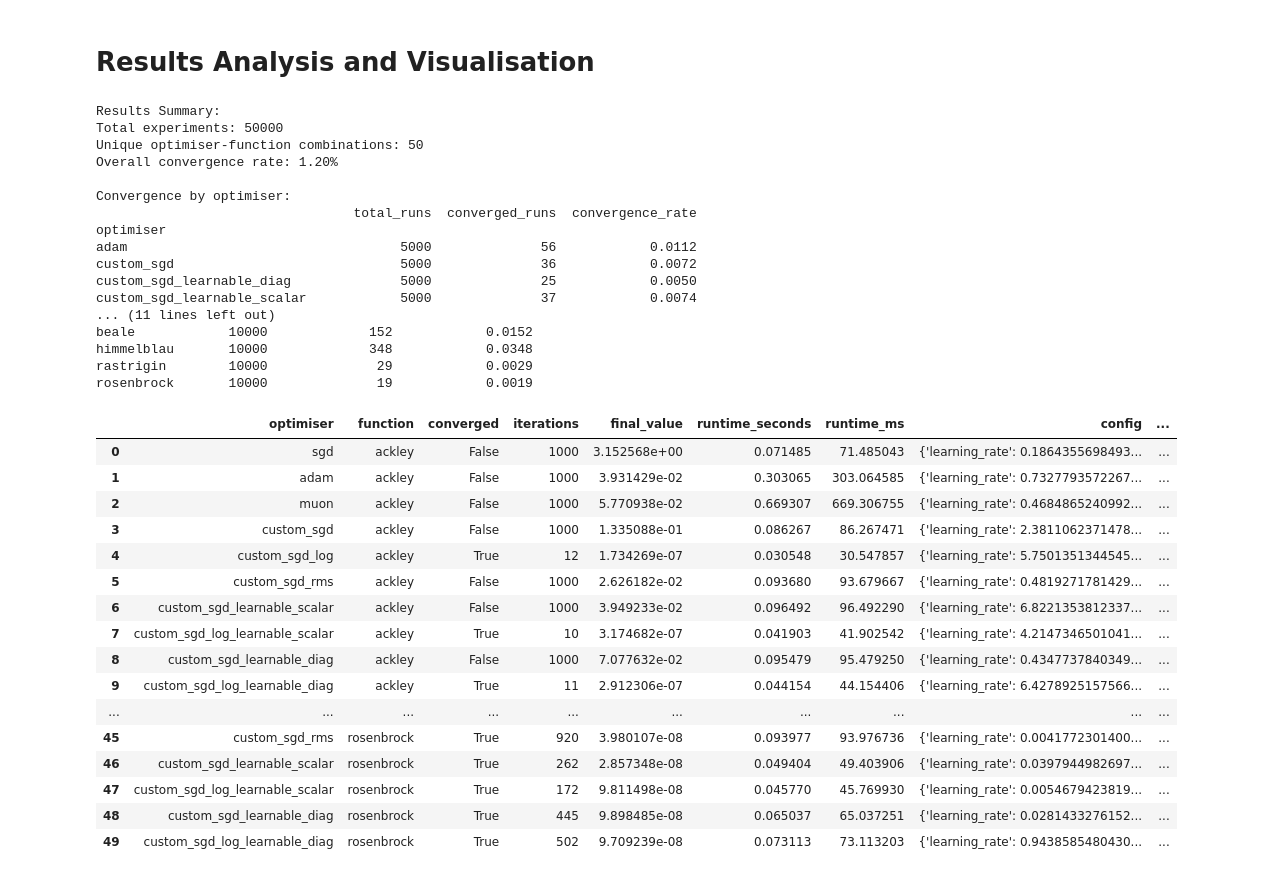
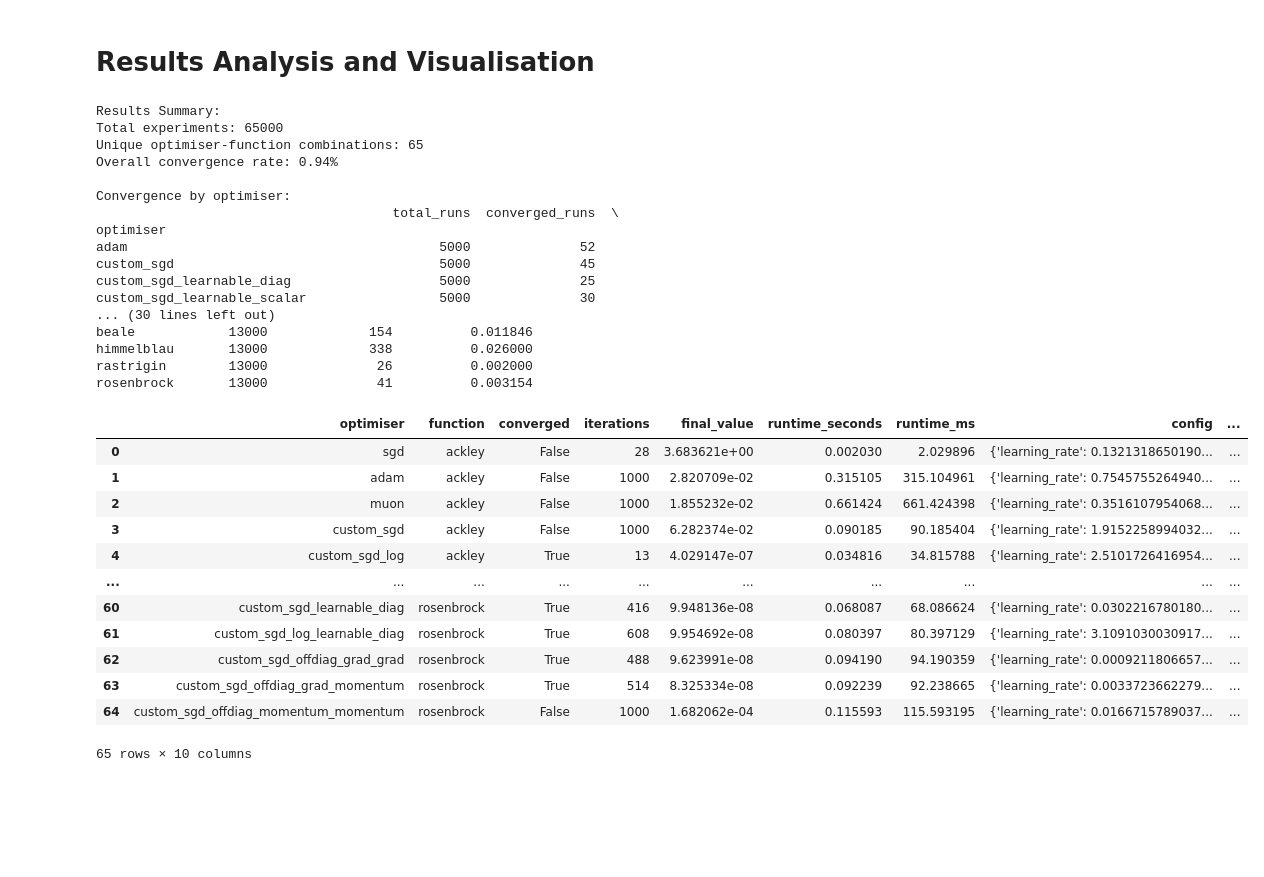
Before and after one commit to Noah-Everett/Induced-Metric-Optimiser, a Jupyter notebook: analysis/small_examples.ipynb, the cells around one changed output. Cells and saved outputs as stored; diff of their text form; code cells hidden in the pictures; blank space fills up the shorter version.

```diff
--- a/analysis/small_examples.ipynb
+++ b/analysis/small_examples.ipynb
@@ -292,7 +293,10 @@ optimiser_factories = {
     'custom_sgd_learnable_diag': lambda **kwargs: custom_sgd_learnable_diag(**kwargs),
     'custom_sgd_log_learnable_diag': lambda **kwargs: custom_sgd_log_learnable_diag(**kwargs),
     'custom_sgd_learnable_scalar': lambda **kwargs: custom_sgd_learnable_scalar(**kwargs),
-    'custom_sgd_log_learnable_scalar': lambda **kwargs: custom_sgd_log_learnable_scalar(**kwargs)
+    'custom_sgd_log_learnable_scalar': lambda **kwargs: custom_sgd_log_learnable_scalar(**kwargs),
+    'custom_sgd_offdiag_grad_grad': lambda **kwargs: custom_sgd_offdiag(a_mode='grad', b_mode='grad', **kwargs),
+    'custom_sgd_offdiag_grad_momentum': lambda **kwargs: custom_sgd_offdiag(a_mode='grad', b_mode='momentum', **kwargs),
+    'custom_sgd_offdiag_momentum_momentum': lambda **kwargs: custom_sgd_offdiag(a_mode='momentum', b_mode='momentum', **kwargs)
 }
 
 
@@ -358,6 +362,20 @@ def suggest_hyperparameters(trial: optuna.Trial, optimiser_name: str) -> Dict:
             'metric_clip': trial.suggest_float(prefix + 'metric_clip', 1.0, 5.0)
         }
         return base_config
+    if optimiser_name in {
+        'custom_sgd_offdiag_grad_grad',
+        'custom_sgd_offdiag_grad_momentum',
+        'custom_sgd_offdiag_momentum_momentum'
+    }:
+        return {
+            'learning_rate': trial.suggest_float(prefix + 'learning_rate', 1e-6, 1e1, log=True),
+            'momentum': trial.suggest_float(prefix + 'momentum', 0.0, 0.99),
+            'xi': trial.suggest_float(prefix + 'xi', 1e-4, 1e1, log=True),
+            'gamma': trial.suggest_float(prefix + 'gamma', 1e-4, 10.0, log=True),
+            'weight_decay': trial.suggest_float(prefix + 'weight_decay', 0.0, 1e-2),
+            'base_mode': trial.suggest_categorical(prefix + 'base_mode', ['grad', 'momentum']),
+            'use_momentum_for_update': trial.suggest_categorical(prefix + 'use_momentum_for_update', [True, False])
+        }
 
     raise ValueError(f"Unknown optimiser: {optimiser_name}")
 
@@ -525,56 +543,55 @@ convergence_by_func.columns = ['total_runs', 'converged_runs', 'convergence_rate
 print(convergence_by_func)
 # %% [output]
 Results Summary:
-Total experiments: 50000
-Unique optimiser-function combinations: 50
-Overall convergence rate: 1.20%
+Total experiments: 65000
+Unique optimiser-function combinations: 65
+Overall convergence rate: 0.94%
 
 Convergence by optimiser:
-                                 total_runs  converged_runs  convergence_rate
+                                      total_runs  converged_runs  \
 optimiser
-adam                                   5000              56            0.0112
-custom_sgd                             5000              36            0.0072
-custom_sgd_learnable_diag              5000              25            0.0050
-custom_sgd_learnable_scalar            5000              37            0.0074
-... (11 lines left out)
-beale            10000             152            0.0152
-himmelblau       10000             348            0.0348
-rastrigin        10000              29            0.0029
-rosenbrock       10000              19            0.0019
+adam                                        5000              52
+custom_sgd                                  5000              45
+custom_sgd_learnable_diag                   5000              25
+custom_sgd_learnable_scalar                 5000              30
+... (30 lines left out)
+beale            13000             154          0.011846
+himmelblau       13000             338          0.026000
+rastrigin        13000              26          0.002000
+rosenbrock       13000              41          0.003154
 # %%
 optimiser_order = [
     'sgd',
     'adam',
     'muon',
     'custom_sgd',
     'custom_sgd_log',
     'custom_sgd_rms',
     'custom_sgd_learnable_scalar',
     'custom_sgd_log_learnable_scalar',
     'custom_sgd_learnable_diag',
-    'custom_sgd_log_learnable_diag'
+    'custom_sgd_log_learnable_diag',
+    'custom_sgd_offdiag_grad_grad',
+    'custom_sgd_offdiag_grad_momentum',
+    'custom_sgd_offdiag_momentum_momentum'
 ]
 best_df['optimiser'] = pd.Categorical(best_df['optimiser'], categories=optimiser_order, ordered=True)
 best_df = best_df.sort_values(by=['function', 'optimiser']).reset_index(drop=True)
 best_df
 # %% [output]
 |  | optimiser | function | converged | iterations | final_value | runtime_seconds | runtime_ms | config | ... |
-| 0 | sgd | ackley | False | 1000 | 3.152568e+00 | 0.071485 | 71.485043 | {'learning_rate': 0.1864355698493... | ... |
-| 1 | adam | ackley | False | 1000 | 3.931429e-02 | 0.303065 | 303.064585 | {'learning_rate': 0.7327793572267... | ... |
-| 2 | muon | ackley | False | 1000 | 5.770938e-02 | 0.669307 | 669.306755 | {'learning_rate': 0.4684865240992... | ... |
-| 3 | custom_sgd | ackley | False | 1000 | 1.335088e-01 | 0.086267 | 86.267471 | {'learning_rate': 2.3811062371478... | ... |
-| 4 | custom_sgd_log | ackley | True | 12 | 1.734269e-07 | 0.030548 | 30.547857 | {'learning_rate': 5.7501351344545... | ... |
-| 5 | custom_sgd_rms | ackley | False | 1000 | 2.626182e-02 | 0.093680 | 93.679667 | {'learning_rate': 0.4819271781429... | ... |
-| 6 | custom_sgd_learnable_scalar | ackley | False | 1000 | 3.949233e-02 | 0.096492 | 96.492290 | {'learning_rate': 6.8221353812337... | ... |
-| 7 | custom_sgd_log_learnable_scalar | ackley | True | 10 | 3.174682e-07 | 0.041903 | 41.902542 | {'learning_rate': 4.2147346501041... | ... |
-| 8 | custom_sgd_learnable_diag | ackley | False | 1000 | 7.077632e-02 | 0.095479 | 95.479250 | {'learning_rate': 0.4347737840349... | ... |
-| 9 | custom_sgd_log_learnable_diag | ackley | True | 11 | 2.912306e-07 | 0.044154 | 44.154406 | {'learning_rate': 6.4278925157566... | ... |
+| 0 | sgd | ackley | False | 28 | 3.683621e+00 | 0.002030 | 2.029896 | {'learning_rate': 0.1321318650190... | ... |
+| 1 | adam | ackley | False | 1000 | 2.820709e-02 | 0.315105 | 315.104961 | {'learning_rate': 0.7545755264940... | ... |
+| 2 | muon | ackley | False | 1000 | 1.855232e-02 | 0.661424 | 661.424398 | {'learning_rate': 0.3516107954068... | ... |
+| 3 | custom_sgd | ackley | False | 1000 | 6.282374e-02 | 0.090185 | 90.185404 | {'learning_rate': 1.9152258994032... | ... |
+| 4 | custom_sgd_log | ackley | True | 13 | 4.029147e-07 | 0.034816 | 34.815788 | {'learning_rate': 2.5101726416954... | ... |
 | ... | ... | ... | ... | ... | ... | ... | ... | ... | ... |
-| 45 | custom_sgd_rms | rosenbrock | True | 920 | 3.980107e-08 | 0.093977 | 93.976736 | {'learning_rate': 0.0041772301400... | ... |
-| 46 | custom_sgd_learnable_scalar | rosenbrock | True | 262 | 2.857348e-08 | 0.049404 | 49.403906 | {'learning_rate': 0.0397944982697... | ... |
-| 47 | custom_sgd_log_learnable_scalar | rosenbrock | True | 172 | 9.811498e-08 | 0.045770 | 45.769930 | {'learning_rate': 0.0054679423819... | ... |
-| 48 | custom_sgd_learnable_diag | rosenbrock | True | 445 | 9.898485e-08 | 0.065037 | 65.037251 | {'learning_rate': 0.0281433276152... | ... |
-| 49 | custom_sgd_log_learnable_diag | rosenbrock | True | 502 | 9.709239e-08 | 0.073113 | 73.113203 | {'learning_rate': 0.9438585480430... | ... |
+| 60 | custom_sgd_learnable_diag | rosenbrock | True | 416 | 9.948136e-08 | 0.068087 | 68.086624 | {'learning_rate': 0.0302216780180... | ... |
+| 61 | custom_sgd_log_learnable_diag | rosenbrock | True | 608 | 9.954692e-08 | 0.080397 | 80.397129 | {'learning_rate': 3.1091030030917... | ... |
+| 62 | custom_sgd_offdiag_grad_grad | rosenbrock | True | 488 | 9.623991e-08 | 0.094190 | 94.190359 | {'learning_rate': 0.0009211806657... | ... |
+| 63 | custom_sgd_offdiag_grad_momentum | rosenbrock | True | 514 | 8.325334e-08 | 0.092239 | 92.238665 | {'learning_rate': 0.0033723662279... | ... |
+| 64 | custom_sgd_offdiag_momentum_momentum | rosenbrock | False | 1000 | 1.682062e-04 | 0.115593 | 115.593195 | {'learning_rate': 0.0166715789037... | ... |
+65 rows × 10 columns
 # %%
 # Performance comparison visualization
 fig, axes = plt.subplots(2, 3, figsize=(28, 12))
```
Also changed, not shown: parts of 7 cells of this notebook.
